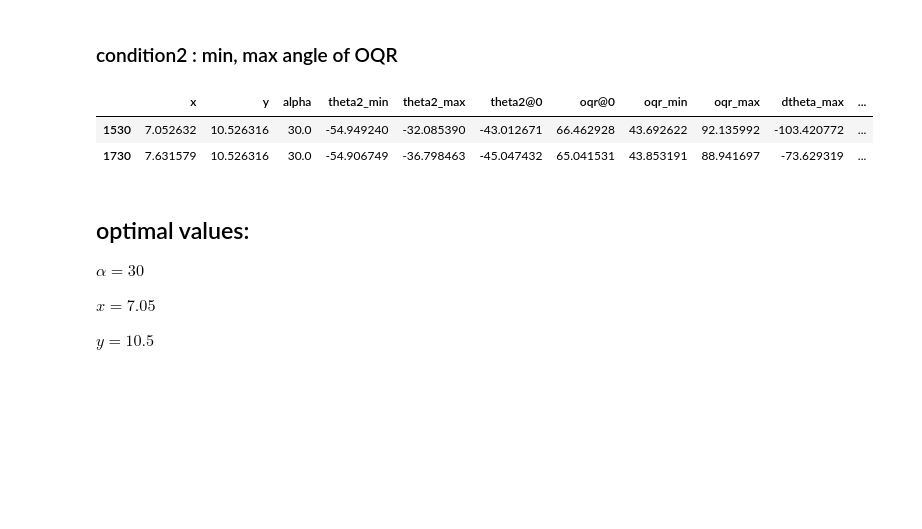
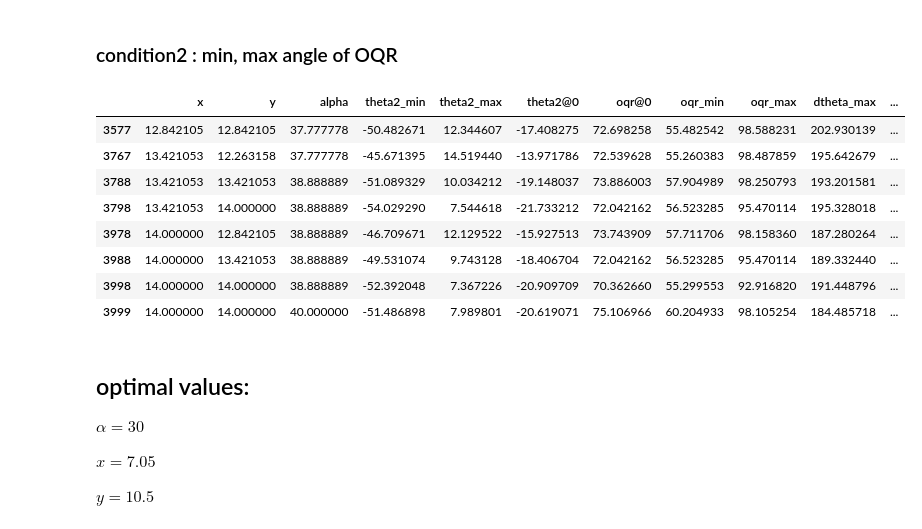
Before and after one commit to Dashadower/SW_IED, a Jupyter notebook: optimal_arm_length.ipynb, the cells around one changed output. Saved outputs shown, nothing was run; the diff lists cells and outputs as text; code cells hidden in the pictures; blank space fills up the shorter version.

```diff
--- a/optimal_arm_length.ipynb
+++ b/optimal_arm_length.ipynb
@@ -13,14 +14,37 @@ $\theta_2 =  \mathrm{acos} \frac{{|\mathbf{R}|}^2 + x^2 - y^2}{2x\mathbf{R}} - \
 $\angle OQR = \mathrm{acos} \frac{x^2 + y^2 - {|\mathbf{R}|}^2}{2xy}$
 # %%
 def calculate_angles(P, alpha, x, y, theta_1):
+    u = np.array([1, 0])
+    v = np.array([0, 1])
     R = P + np.array([alpha * np.cos(np.radians(180) - theta_1), alpha * np.sin(np.radians(180) - theta_1)])
     if(max(x, y, norm(R)) > sum([x, y, norm(R)]) - max(x, y, norm(R))):
+        #print("not a triangle!")
         return None, None
     if(abs((norm(R) ** 2 + x ** 2 - y ** 2) / (2 * x * norm(R))) > 1):
         print("invalid theta for", x, y, norm(R))
-    theta_2 = np.arccos((norm(R) ** 2 + x ** 2 - y ** 2) / (2 * x * norm(R))) - (np.arccos(R[0] / norm(R)))
-    angle_oqr = np.arccos((x ** 2 + y ** 2  - norm(R) ** 2)/(2 * x * y))
-    return theta_2, angle_oqr
+
+    qor = np.arccos((norm(R) ** 2 + x ** 2 - y ** 2) / (2 * x * norm(R)))
+    oqr = np.arccos((x ** 2 + y ** 2  - norm(R) ** 2)/(2 * x * y))
+
+
+    theta_R = np.arccos(np.dot(R, u)/norm(R))
+    theta_R = 2 * np.pi - theta_R if np.dot(R, v) < 0 else theta_R
+
+
+    rotation_matrix = np.array([[np.cos(np.pi/2), -np.sin(np.pi/2)],
+                                    [np.sin(np.pi/2), np.cos(np.pi/2)]])
+
+
+    if np.dot(np.array([x * np.cos(theta_R - qor), x * np.sin(theta_R - qor)]), rotation_matrix @ R) > 0:
+        theta_2 = theta_R - qor
+    elif np.dot(np.array([x * np.cos(theta_R + qor), x * np.sin(theta_R + qor)]), rotation_matrix @ R) > 0:
+        theta_2 = theta_R + qor
+    else:
+        return None, None
+
+    Q = np.array([x * np.cos(theta_2), y * np.sin(theta_2)])
+
+    return np.pi - theta_2, oqr
 # %% [markdown]
 ## Define measured locations
 # %%
@@ -41,7 +65,7 @@ ymin = 3
 ymax = 14
 alpha_min = 30
 alpha_max = 40
-theta_limit = np.deg2rad(6)
+theta_limit = np.deg2rad(10)
 # %%
 x_grid = list(np.linspace(xmin, xmax, 20))  # too lazy to vectorize the simulation
 y_grid = list(np.linspace(ymin, ymax, 20))
@@ -178,12 +202,18 @@ cond1
 # %% [markdown]
 ### condition2 : min, max angle of OQR
 # %%
-cond2 = cond1.loc[np.logical_and(result_df["oqr_min"] >= 43, result_df["oqr_max"] <= 160)]
+cond2 = cond1.loc[np.logical_and(result_df["oqr_min"] >= 55, result_df["oqr_max"] <= 100)]
 cond2
 # %% [output]
 |  | x | y | alpha | theta2_min | theta2_max | theta2@0 | oqr@0 | oqr_min | oqr_max | dtheta_max | ... |
-| 1530 | 7.052632 | 10.526316 | 30.0 | -54.949240 | -32.085390 | -43.012671 | 66.462928 | 43.692622 | 92.135992 | -103.420772 | ... |
-| 1730 | 7.631579 | 10.526316 | 30.0 | -54.906749 | -36.798463 | -45.047432 | 65.041531 | 43.853191 | 88.941697 | -73.629319 | ... |
+| 3577 | 12.842105 | 12.842105 | 37.777778 | -50.482671 | 12.344607 | -17.408275 | 72.698258 | 55.482542 | 98.588231 | 202.930139 | ... |
+| 3767 | 13.421053 | 12.263158 | 37.777778 | -45.671395 | 14.519440 | -13.971786 | 72.539628 | 55.260383 | 98.487859 | 195.642679 | ... |
+| 3788 | 13.421053 | 13.421053 | 38.888889 | -51.089329 | 10.034212 | -19.148037 | 73.886003 | 57.904989 | 98.250793 | 193.201581 | ... |
+| 3798 | 13.421053 | 14.000000 | 38.888889 | -54.029290 | 7.544618 | -21.733212 | 72.042162 | 56.523285 | 95.470114 | 195.328018 | ... |
+| 3978 | 14.000000 | 12.842105 | 38.888889 | -46.709671 | 12.129522 | -15.927513 | 73.743909 | 57.711706 | 98.158360 | 187.280264 | ... |
+| 3988 | 14.000000 | 13.421053 | 38.888889 | -49.531074 | 9.743128 | -18.406704 | 72.042162 | 56.523285 | 95.470114 | 189.332440 | ... |
+| 3998 | 14.000000 | 14.000000 | 38.888889 | -52.392048 | 7.367226 | -20.909709 | 70.362660 | 55.299553 | 92.916820 | 191.448796 | ... |
+| 3999 | 14.000000 | 14.000000 | 40.000000 | -51.486898 | 7.989801 | -20.619071 | 75.106966 | 60.204933 | 98.105254 | 184.485718 | ... |
 # %% [markdown]
 ## optimal values:
 $\alpha = 30$
```
Also changed, not shown: parts of 10 cells of this notebook.
